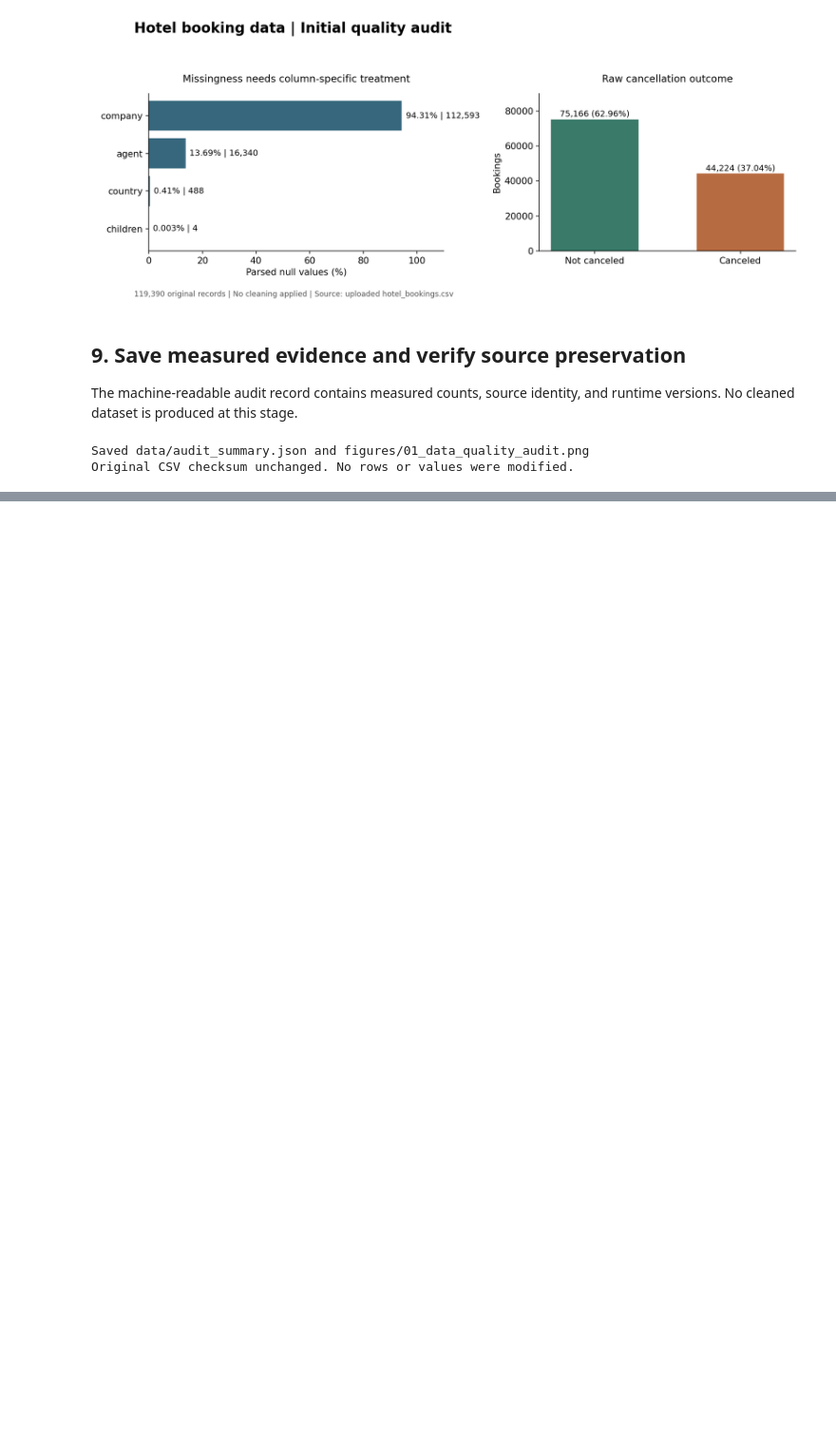
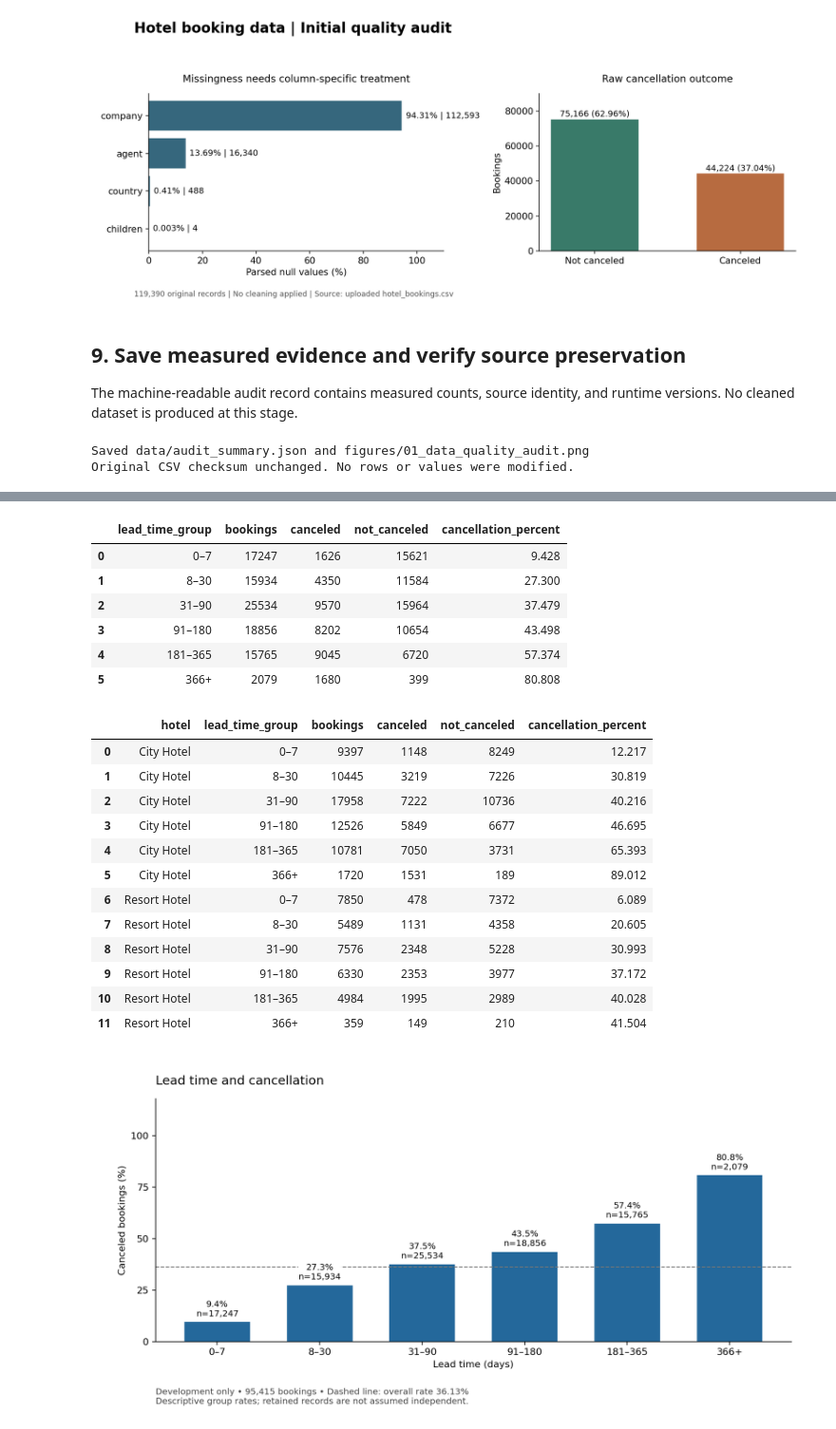
Before and after one commit to faraaz1027-cloud/cse437-hotel-cancellation-15, a Jupyter notebook: notebooks/01_data_audit_and_eda.ipynb, the cells around one changed output, grey strips where cells are left out. Shown at 95% size. Cells and saved outputs as stored; diff of their text form; code cells hidden in the pictures; blank space fills up the shorter version.

Commit message:
Complete Step 8 development EDA, report draft, and Step 9 handoff

```diff
--- a/notebooks/01_data_audit_and_eda.ipynb
+++ b/notebooks/01_data_audit_and_eda.ipynb
@@ -344,0 +351,20 @@ OpenAI ChatGPT/Codex assisted with audit code, execution, figures, and interpret
+# %%
+from pathlib import Path
+import hashlib
+import json
+import sys
+import pandas as pd
+import numpy as np
+
+ROOT = next(p for p in [Path.cwd(), *Path.cwd().parents] if (p / 'src/development_eda.py').is_file())
+if str(ROOT) not in sys.path:
+    sys.path.insert(0, str(ROOT))
+from src.development_eda import run_development_eda
+
+eda_summary, eda_tables = run_development_eda(ROOT)
+display(pd.Series({k:eda_summary[k] for k in [
+    'rows','date_start','date_end','canceled','not_canceled','cancellation_percent',
+    'duplicate_profile_groups','test_rows_in_eda']},name='Development cohort').to_frame())
+display(eda_tables['numeric_descriptive'].round(3))
+display(eda_tables['missingness'].query('raw_missing > 0').round(3))
+display(eda_tables['categorical_descriptive'])
@@ -344,0 +417,26 @@ OpenAI ChatGPT/Codex assisted with audit code, execution, figures, and interpret
+# %%
+display(eda_tables['lead_time_rates'].round(3))
+display(eda_tables['lead_time_by_hotel'].round(3))
+display(Image(filename=str(ROOT / 'figures/03_lead_time_cancellation.png')))
+# %% [output]
+|  | lead_time_group | bookings | canceled | not_canceled | cancellation_percent |
+| 0 | 0–7 | 17247 | 1626 | 15621 | 9.428 |
+| 1 | 8–30 | 15934 | 4350 | 11584 | 27.300 |
+| 2 | 31–90 | 25534 | 9570 | 15964 | 37.479 |
+| 3 | 91–180 | 18856 | 8202 | 10654 | 43.498 |
+| 4 | 181–365 | 15765 | 9045 | 6720 | 57.374 |
+| 5 | 366+ | 2079 | 1680 | 399 | 80.808 |
+|  | hotel | lead_time_group | bookings | canceled | not_canceled | cancellation_percent |
+| 0 | City Hotel | 0–7 | 9397 | 1148 | 8249 | 12.217 |
+| 1 | City Hotel | 8–30 | 10445 | 3219 | 7226 | 30.819 |
+| 2 | City Hotel | 31–90 | 17958 | 7222 | 10736 | 40.216 |
+| 3 | City Hotel | 91–180 | 12526 | 5849 | 6677 | 46.695 |
+| 4 | City Hotel | 181–365 | 10781 | 7050 | 3731 | 65.393 |
+| 5 | City Hotel | 366+ | 1720 | 1531 | 189 | 89.012 |
+| 6 | Resort Hotel | 0–7 | 7850 | 478 | 7372 | 6.089 |
+| 7 | Resort Hotel | 8–30 | 5489 | 1131 | 4358 | 20.605 |
+| 8 | Resort Hotel | 31–90 | 7576 | 2348 | 5228 | 30.993 |
+| 9 | Resort Hotel | 91–180 | 6330 | 2353 | 3977 | 37.172 |
+| 10 | Resort Hotel | 181–365 | 4984 | 1995 | 2989 | 40.028 |
+| 11 | Resort Hotel | 366+ | 359 | 149 | 210 | 41.504 |
+[figure, added]
```
Also changed, not shown: parts of 12 cells of this notebook, 25 other files.
